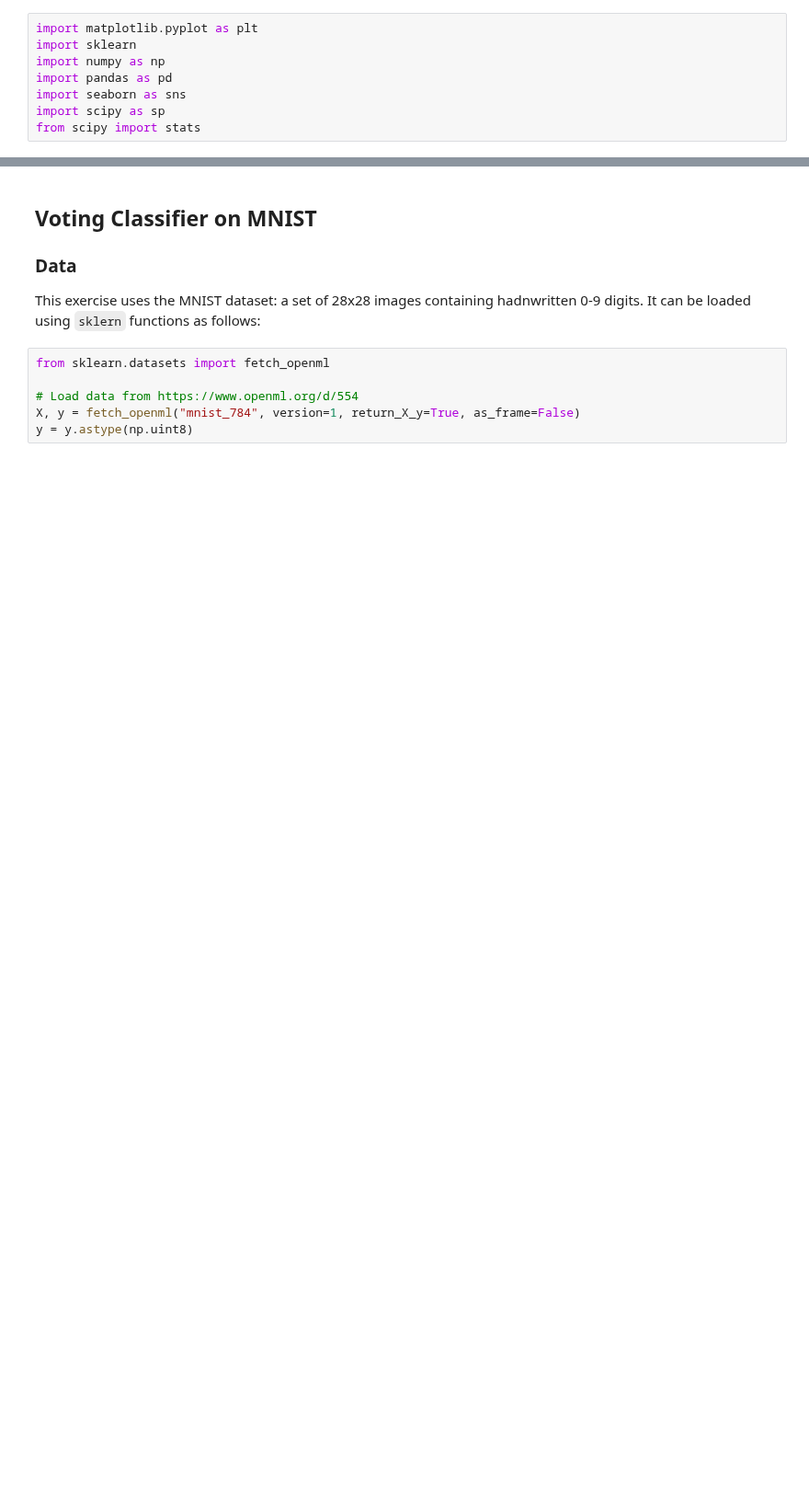
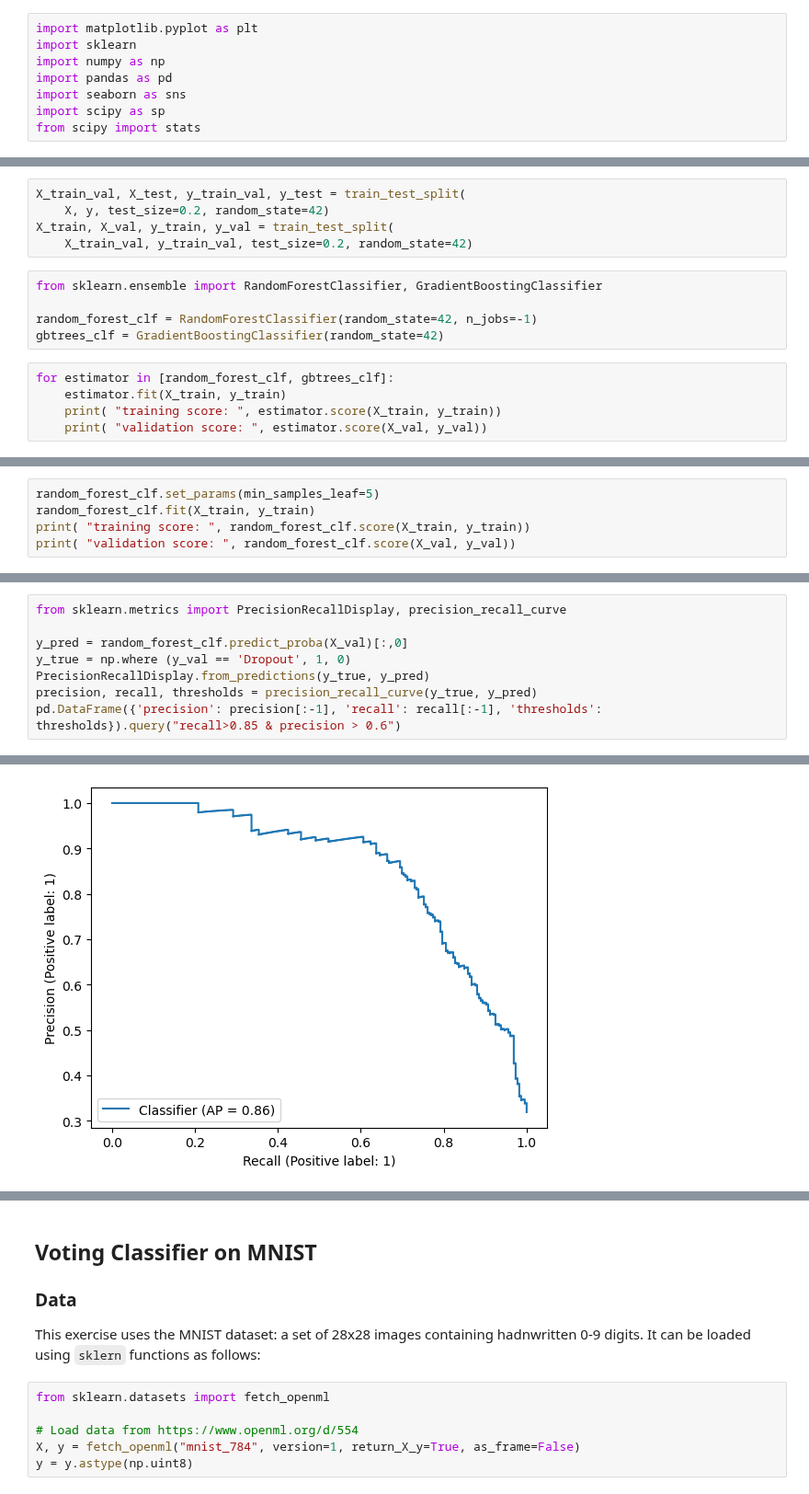
Before and after one commit to thalitadru/ml-class-epf, a Jupyter notebook: LabAssignmentTreesEnsembles_complete.ipynb, the cells around one changed output, grey strips where cells are left out. Shown at 92% size. Cells and saved outputs as stored; diff of their text form; blank space fills up the shorter version.

```diff
--- a/LabAssignmentTreesEnsembles_complete.ipynb
+++ b/LabAssignmentTreesEnsembles_complete.ipynb
@@ -15,0 +105,15 @@ from scipy import stats
+# %%
+X_train_val, X_test, y_train_val, y_test = train_test_split(
+    X, y, test_size=0.2, random_state=42)
+X_train, X_val, y_train, y_val = train_test_split(
+    X_train_val, y_train_val, test_size=0.2, random_state=42)
+# %%
+from sklearn.ensemble import RandomForestClassifier, GradientBoostingClassifier
+
+random_forest_clf = RandomForestClassifier(random_state=42, n_jobs=-1)
+gbtrees_clf = GradientBoostingClassifier(random_state=42)
+# %%
+for estimator in [random_forest_clf, gbtrees_clf]:
+    estimator.fit(X_train, y_train)
+    print( "training score: ", estimator.score(X_train, y_train))
+    print( "validation score: ", estimator.score(X_val, y_val))
@@ -15,0 +127,5 @@ from scipy import stats
+# %%
+random_forest_clf.set_params(min_samples_leaf=5)
+random_forest_clf.fit(X_train, y_train)
+print( "training score: ", random_forest_clf.score(X_train, y_train))
+print( "validation score: ", random_forest_clf.score(X_val, y_val))
@@ -15,0 +163,9 @@ from scipy import stats
+# %%
+from sklearn.metrics import PrecisionRecallDisplay, precision_recall_curve
+
+y_pred = random_forest_clf.predict_proba(X_val)[:,0]
+y_true = np.where (y_val == 'Dropout', 1, 0)
+PrecisionRecallDisplay.from_predictions(y_true, y_pred)
+precision, recall, thresholds = precision_recall_curve(y_true, y_pred)
+pd.DataFrame({'precision': precision[:-1], 'recall': recall[:-1], 'thresholds': thresholds}).query("recall>0.85 & precision > 0.6")
+# %% [output]
@@ -15,0 +189 @@ from scipy import stats
+[figure, added]
```
Also changed, not shown: parts of 75 cells of this notebook, 1 other file.
